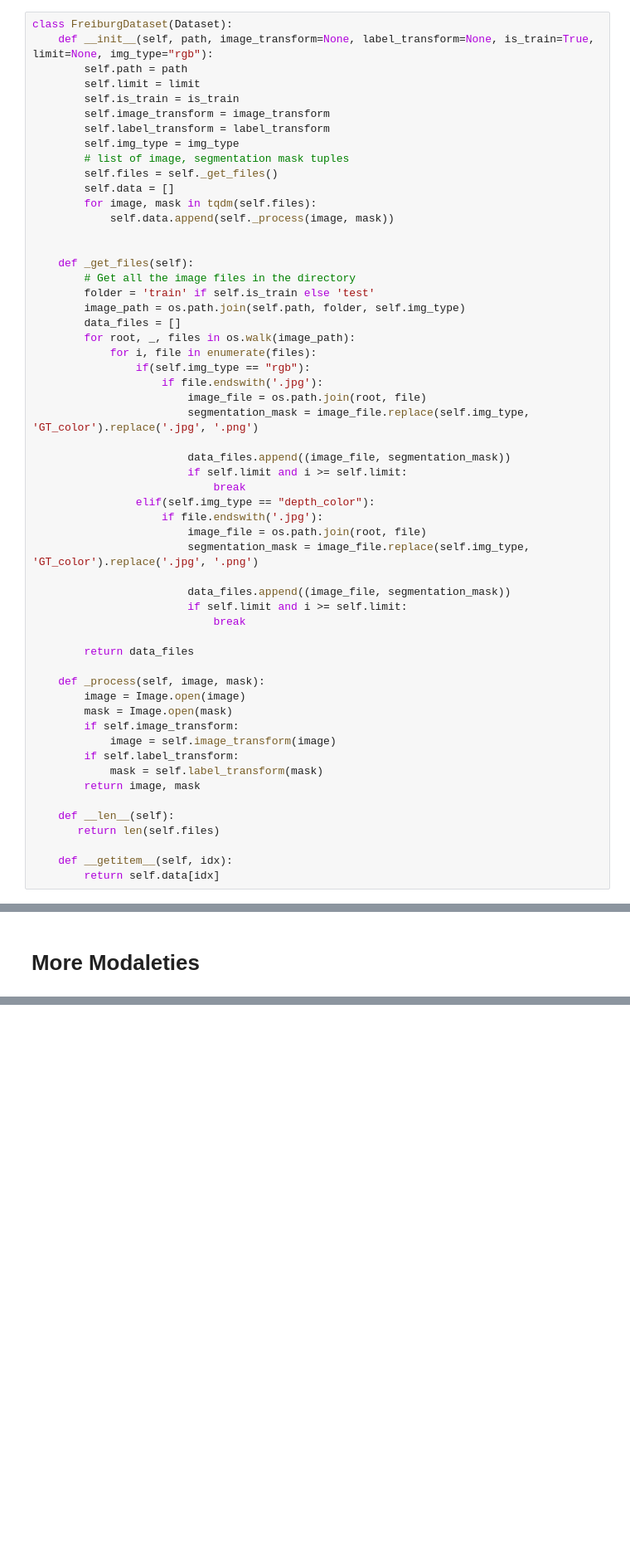
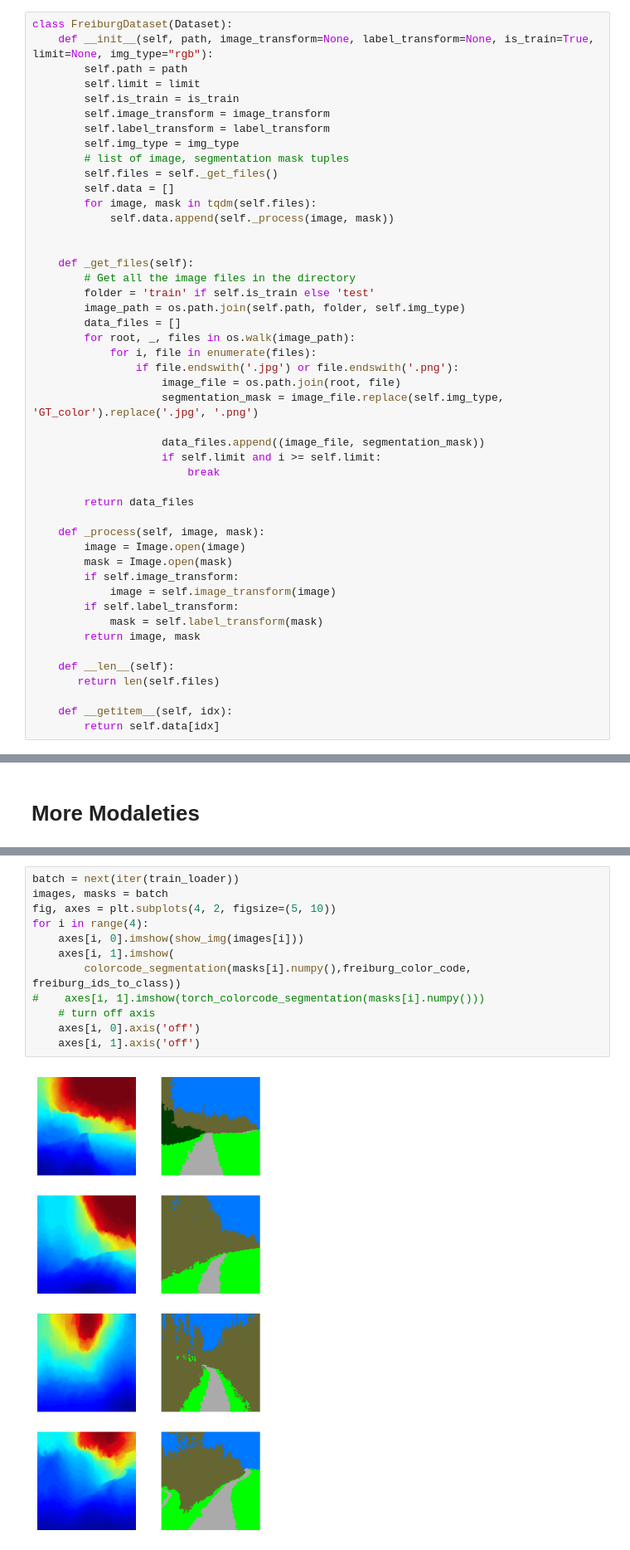
Before and after one commit to osama-alk/DeepLearningInMachineVis-Exercises, a Jupyter notebook: Segmentation MiniProject/08b_SemanticSegmentation_MP.ipynb, the cells around one changed output, grey strips where cells are left out. Shown at 83% size. Saved outputs shown, nothing was run; the diff lists cells and outputs as text; blank space fills up the shorter version.

```diff
--- a/Segmentation MiniProject/08b_SemanticSegmentation_MP.ipynb
+++ b/Segmentation MiniProject/08b_SemanticSegmentation_MP.ipynb
@@ -129,22 +130,13 @@ class FreiburgDataset(Dataset):
         data_files = []
         for root, _, files in os.walk(image_path):
             for i, file in enumerate(files):
-                if(self.img_type == "rgb"):
-                    if file.endswith('.jpg'):
-                        image_file = os.path.join(root, file)
-                        segmentation_mask = image_file.replace(self.img_type, 'GT_color').replace('.jpg', '.png')
+                if file.endswith('.jpg') or file.endswith('.png'):
+                    image_file = os.path.join(root, file)
+                    segmentation_mask = image_file.replace(self.img_type, 'GT_color').replace('.jpg', '.png')
 
-                        data_files.append((image_file, segmentation_mask))
-                        if self.limit and i >= self.limit:
-                            break
-                elif(self.img_type == "depth_color"):
-                    if file.endswith('.jpg'):
-                        image_file = os.path.join(root, file)
-                        segmentation_mask = image_file.replace(self.img_type, 'GT_color').replace('.jpg', '.png')
-
-                        data_files.append((image_file, segmentation_mask))
-                        if self.limit and i >= self.limit:
-                            break
+                    data_files.append((image_file, segmentation_mask))
+                    if self.limit and i >= self.limit:
+                        break
 
         return data_files
 
@@ -608,0 +601,14 @@ ValueError: num_samples should be a positive integer value, but got num_samples=
+# %%
+batch = next(iter(train_loader))
+images, masks = batch
+fig, axes = plt.subplots(4, 2, figsize=(5, 10))
+for i in range(4):
+    axes[i, 0].imshow(show_img(images[i]))
+    axes[i, 1].imshow(
+        colorcode_segmentation(masks[i].numpy(),freiburg_color_code, freiburg_ids_to_class))
+#    axes[i, 1].imshow(torch_colorcode_segmentation(masks[i].numpy()))
+    # turn off axis
+    axes[i, 0].axis('off')
+    axes[i, 1].axis('off')
+# %% [output]
+[figure, added]
```
Also changed, not shown: parts of 30 cells of this notebook.
